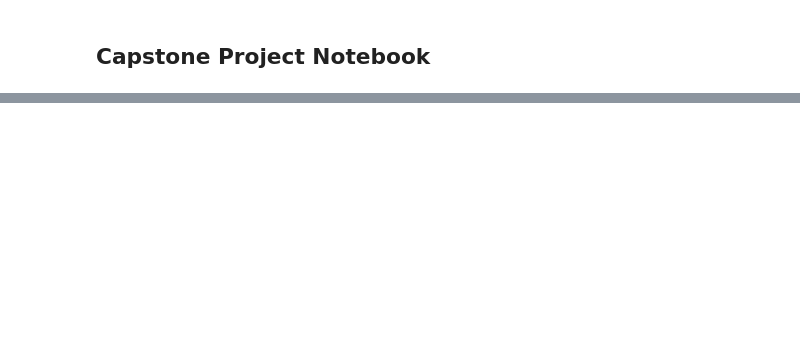
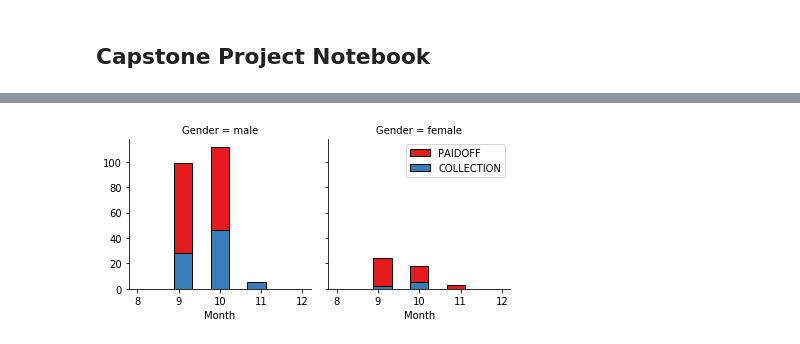
Before and after one commit to mdabashar/ML_with_Python, a Jupyter notebook: Capstone_Intro_Notebook.ipynb, the cells around one changed output, grey strips where cells are left out. Saved outputs shown, nothing was run; the diff lists cells and outputs as text; code cells hidden in the pictures; blank space fills up the shorter version.

```diff
--- a/Capstone_Intro_Notebook.ipynb
+++ b/Capstone_Intro_Notebook.ipynb
@@ -18,0 +93,9 @@ Password = 'Mubin'
+# %%
+df['Month'] = df.due_date.dt.month
+bins = np.linspace(df.Month.min()-1, df.Month.max()+1, 10)
+g = sns.FacetGrid(df, col="Gender", hue="loan_status", palette="Set1", col_wrap=2)
+g.map(plt.hist, 'Month', bins=bins, ec="k")
+g.axes[-1].legend()
+plt.show()
+# %% [output]
+[figure, added]
```
Also changed, not shown: parts of 63 cells of this notebook.
